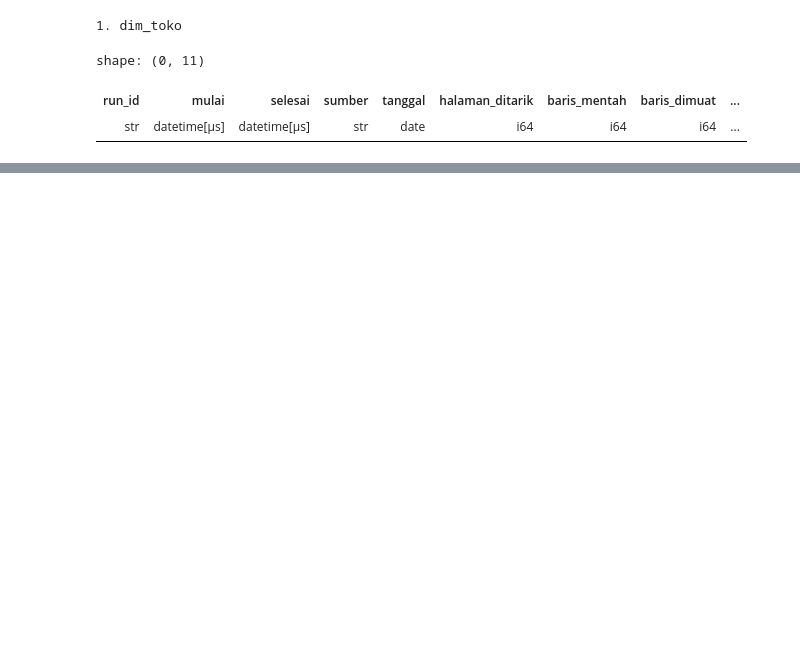
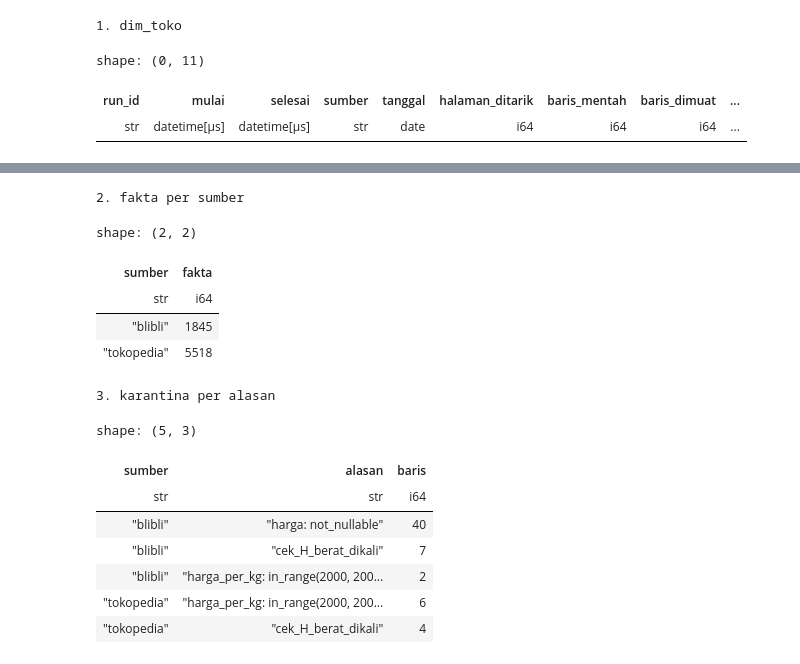
Before and after one commit to Daffwa/kebun_ibu, a Jupyter notebook: data-science/transform/transform.ipynb, the cells around one changed output, grey strips where cells are left out. Drawn from its saved outputs; the diff is of its cells as text; code cells hidden in the pictures; blank space fills up the shorter version.

```diff
--- a/data-science/transform/transform.ipynb
+++ b/data-science/transform/transform.ipynb
@@ -1302,0 +1359,25 @@ shape: (0, 11)
+# %%
+with duckdb.connect(str(gudang), read_only=True) as g:
+    print("2. fakta per sumber")
+    display(g.sql("SELECT sumber, count(*) AS fakta FROM fakta_harga GROUP BY sumber ORDER BY sumber").pl())
+    print("3. karantina per alasan")
+    display(g.sql("""
+        SELECT sumber, alasan, count(*) AS baris
+        FROM produk_karantina GROUP BY ALL ORDER BY sumber, baris DESC
+    """).pl())
+# %% [output]
+2. fakta per sumber
+shape: (2, 2)
+| sumber | fakta |
+| str | i64 |
+| "blibli" | 1845 |
+| "tokopedia" | 5518 |
+3. karantina per alasan
+shape: (5, 3)
+| sumber | alasan | baris |
+| str | str | i64 |
+| "blibli" | "harga: not_nullable" | 40 |
+| "blibli" | "cek_H_berat_dikali" | 7 |
+| "blibli" | "harga_per_kg: in_range(2000, 200... | 2 |
+| "tokopedia" | "harga_per_kg: in_range(2000, 200... | 6 |
+| "tokopedia" | "cek_H_berat_dikali" | 4 |
```
Also changed, not shown: parts of 14 cells of this notebook, 3 other files.
